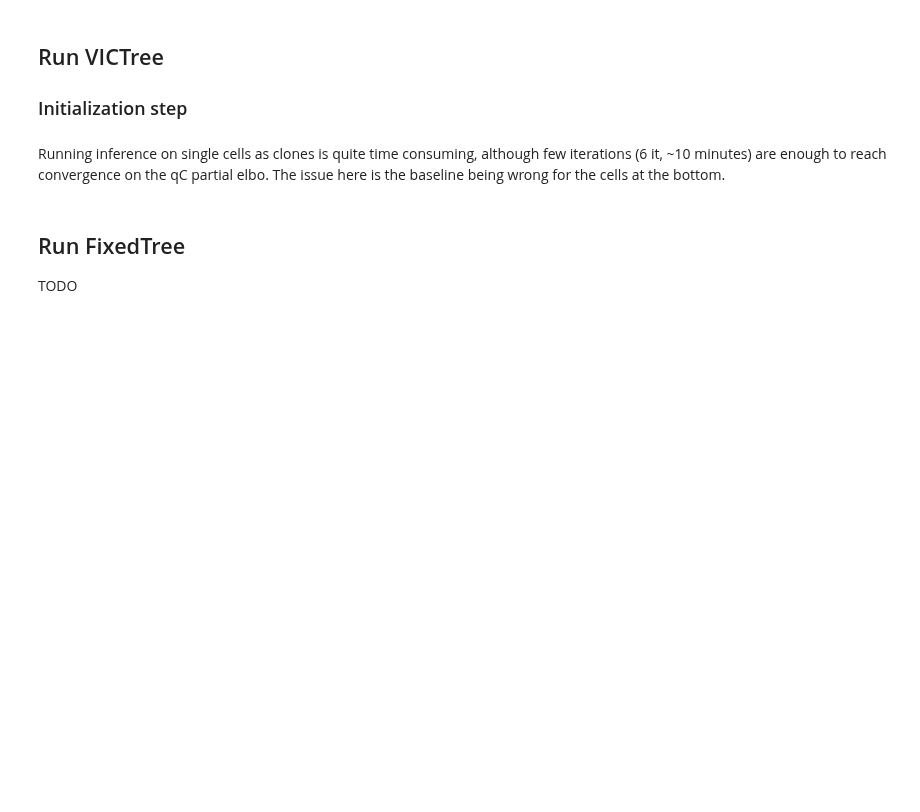
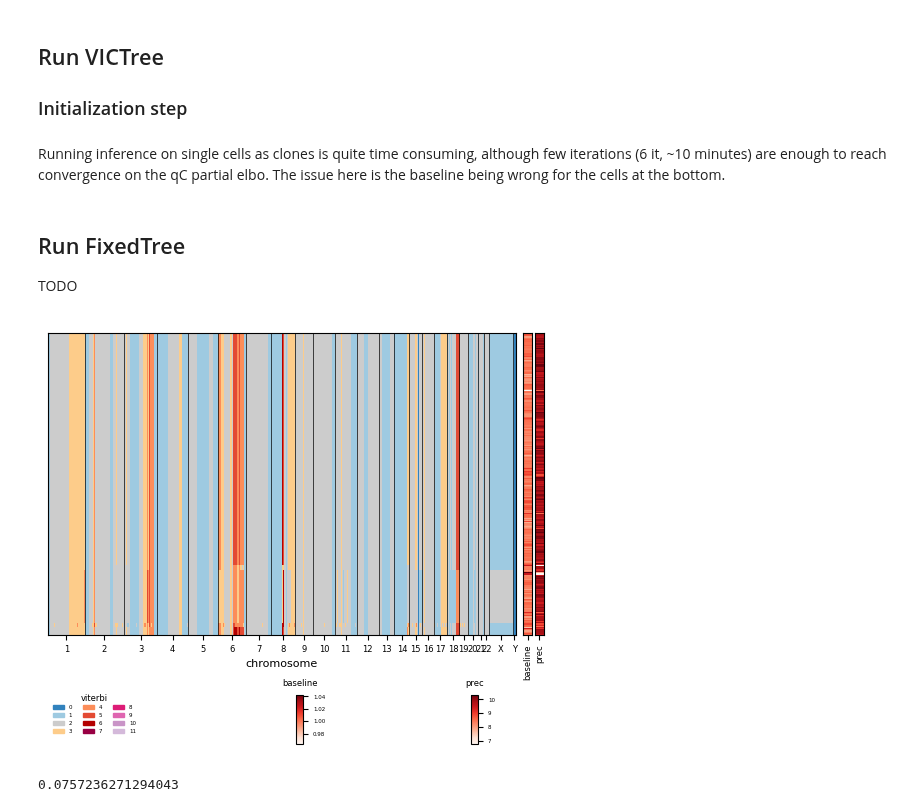
Before and after one commit to Lagergren-Lab/victree, a Jupyter notebook: src/experiments/SA501X3F_victree_analysis.ipynb, the cells around one changed output. Saved outputs shown, nothing was run; the diff lists cells and outputs as text; code cells hidden in the pictures; blank space fills up the shorter version.

```diff
--- a/src/experiments/SA501X3F_victree_analysis.ipynb
+++ b/src/experiments/SA501X3F_victree_analysis.ipynb
@@ -139,13 +161,22 @@ from inference.victree import VICTree
 from inference import victree
 
 # prepare victree input
-config, q, dh = victree.make_input(bio_ad, cc_layer='copy', fix_tree=None)
-config.step_size = .3
+config, q, dh = victree.make_input(bio_ad, cc_layer='copy', fix_tree="(((5,4)3,2)1)0",
+                                   mt_prior_strength=5., eps_prior_strength=0.5, delta_prior_strength=0.01,
+                                   eps_init='data', step_size=0.3, z_init='random', debug=True)
 victree = VICTree(config, q, data_handler=dh)
-victree.run()
+victree.run(100)
 # %%
 bio_ad.obs['clone'] = victree.q.z.pi.argmax(dim=1).numpy()
 bio_ad.obs['baseline'] = victree.q.mt.nu.numpy()
+bio_ad.obs['prec'] = victree.q.mt.exp_tau().numpy()
 bio_ad.layers['viterbi'] = victree.q.c.get_viterbi()[bio_ad.obs['clone']].numpy()
 
-pl.plot_cell_cn_matrix_fig(bio_ad, layer_name='viterbi', max_cn=config.n_states-1, cell_order_fields=['clone'], annotation_fields=['baseline']);
+%matplotlib inline
+pl.plot_cell_cn_matrix_fig(bio_ad, layer_name='viterbi', max_cn=config.n_states-1, cell_order_fields=['clone'], annotation_fields=['baseline', 'prec']);
+# %% [output]
+[figure, added]
+# %%
+np.abs(bio_ad.layers['viterbi'] - bio_ad.layers['conet-cn']).mean()
+# %% [output]
+0.0757236271294043
```
Also changed, not shown: parts of 8 cells of this notebook.
